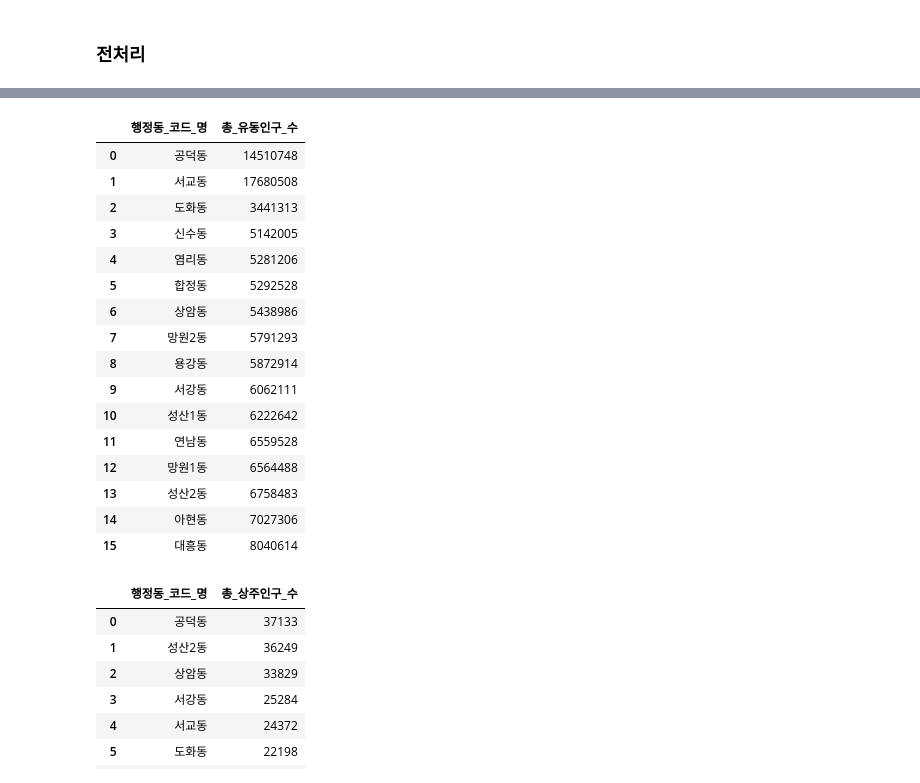
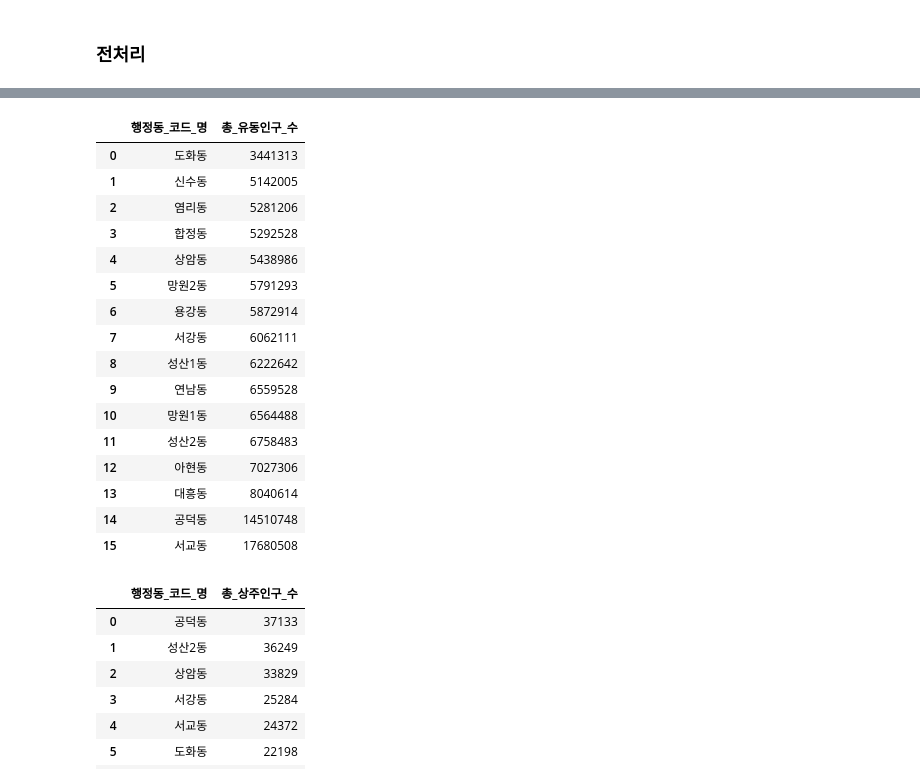
Before and after one commit to marksmylife/TIL, a Jupyter notebook: Project/공공 데이터 기반의 카페 입지 전략 분석/Bigdata_code.ipynb, the cells around one changed output, grey strips where cells are left out. Cells and saved outputs as stored; diff of their text form; code cells hidden in the pictures.

```diff
--- a/Project/공공 데이터 기반의 카페 입지 전략 분석/Bigdata_code.ipynb
+++ b/Project/공공 데이터 기반의 카페 입지 전략 분석/Bigdata_code.ipynb
@@ -59,9 +59,7 @@ df_list = []
 
 # 각 파일명에 대해 반복
 for file_name in file_names:
-
     # 파일 경로 생성 및 데이터 불러오기
-#     df = pd.read_csv(f'/content/drive/MyDrive/Bigdata_project/data/{file_name}', dtype=str, encoding='CP949') #코랩용
     df = pd.read_csv(f'./data/{file_name}', dtype=str, encoding='CP949')
 
     # '행정동_코드'가 '1144'로 시작하는 행 필터링
@@ -71,10 +69,14 @@ for file_name in file_names:
     if '기준_년분기_코드' in df.columns:
         filtered_df = filtered_df[filtered_df['기준_년분기_코드'] == '20232']
 
+    # '점포-행정동' 또는 '추정매출-행정동' 파일인 경우 '커피-음료' 업종으로 필터링
+    if '점포-행정동' in file_name or '추정매출-행정동' in file_name:
+        filtered_df = filtered_df[filtered_df['서비스_업종_코드_명'] == '커피-음료']
+
     # 데이터프레임 리스트에 추가
     df_list.append(filtered_df)
 
-# 각 데이터프레임에 이름 할당 (dong_load, dong_pop, dong_consumption, dong_area, dong_store, dong_sales)
+# 각 데이터프레임에 이름 할당
 dong_load, dong_pop, dong_consumption, dong_store, dong_sales, dong_area = df_list
 
 # 데이터 엑셀로 출력
@@ -84,23 +106,25 @@ with pd.ExcelWriter('서울_행정동_데이터.xlsx') as writer:
 # %%
+dong_load['총_유동인구_수'] = dong_load['총_유동인구_수'].astype('int64')
 dong_load = dong_load[['행정동_코드_명', '총_유동인구_수']].sort_values('총_유동인구_수',ascending=True).reset_index(drop=True)
 
+
 dong_load.head(20)
 # %% [output]
 |  | 행정동_코드_명 | 총_유동인구_수 |
-| 0 | 공덕동 | 14510748 |
-| 1 | 서교동 | 17680508 |
-| 2 | 도화동 | 3441313 |
-| 3 | 신수동 | 5142005 |
-| 4 | 염리동 | 5281206 |
-| 5 | 합정동 | 5292528 |
-| 6 | 상암동 | 5438986 |
-| 7 | 망원2동 | 5791293 |
-| 8 | 용강동 | 5872914 |
-| 9 | 서강동 | 6062111 |
-| 10 | 성산1동 | 6222642 |
-| 11 | 연남동 | 6559528 |
-| 12 | 망원1동 | 6564488 |
-| 13 | 성산2동 | 6758483 |
-| 14 | 아현동 | 7027306 |
-| 15 | 대흥동 | 8040614 |
+| 0 | 도화동 | 3441313 |
+| 1 | 신수동 | 5142005 |
+| 2 | 염리동 | 5281206 |
+| 3 | 합정동 | 5292528 |
+| 4 | 상암동 | 5438986 |
+| 5 | 망원2동 | 5791293 |
+| 6 | 용강동 | 5872914 |
+| 7 | 서강동 | 6062111 |
+| 8 | 성산1동 | 6222642 |
+| 9 | 연남동 | 6559528 |
+| 10 | 망원1동 | 6564488 |
+| 11 | 성산2동 | 6758483 |
+| 12 | 아현동 | 7027306 |
+| 13 | 대흥동 | 8040614 |
+| 14 | 공덕동 | 14510748 |
+| 15 | 서교동 | 17680508 |
 # %%
```
Also changed, not shown: parts of 30 cells of this notebook, 15 other files.
